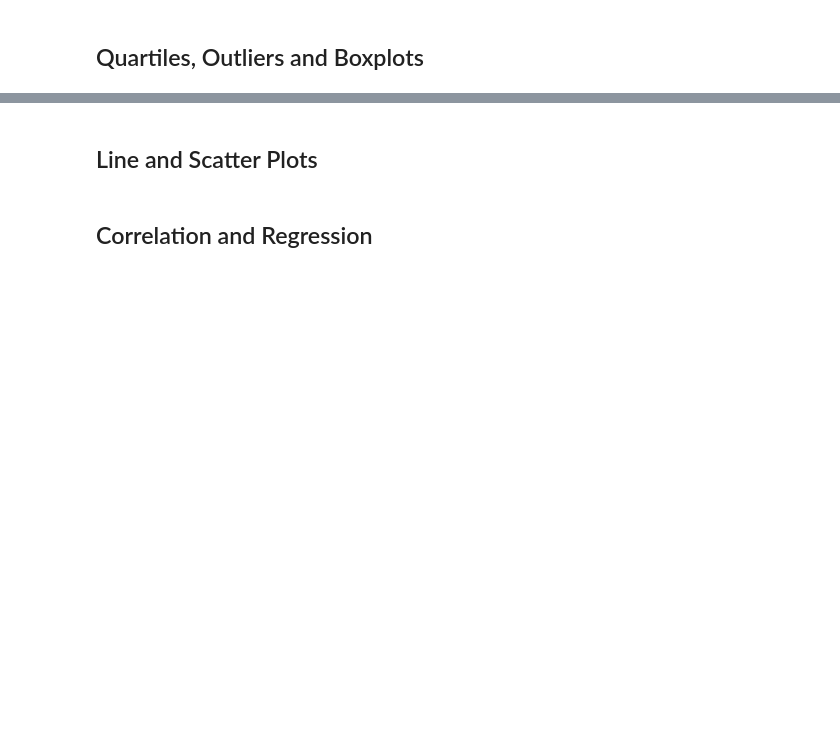
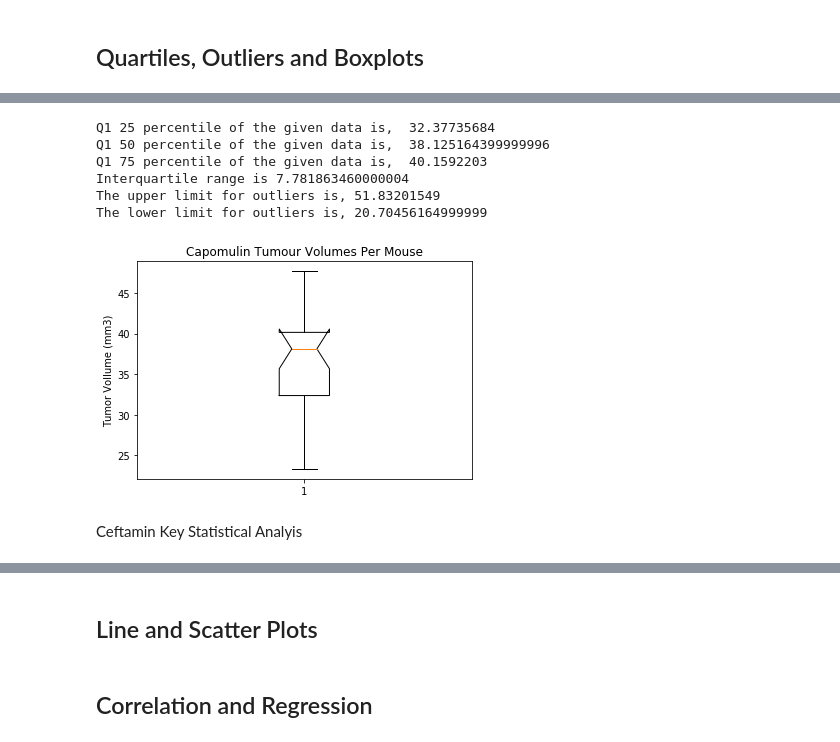
Before and after one commit to Turtles173/Matplotlib_challenge, a Jupyter notebook: Pymaceuticals/pymaceuticals_starter - TT.ipynb, the cells around one changed output, grey strips where cells are left out. Cells and saved outputs as stored; diff of their text form; code cells hidden in the pictures; blank space fills up the shorter version.

Commit message:
Monday 22June Commit
Completed to the end of the box and whisker

```diff
--- a/Pymaceuticals/pymaceuticals_starter - TT.ipynb
+++ b/Pymaceuticals/pymaceuticals_starter - TT.ipynb
@@ -286,8 +318,6 @@ NameError: name 'sts' is not defined
 # %%
 # Calculate the final tumor volume of each mouse across four of the treatment regimens:
 # Capomulin, Ramicane, Infubinol, and Ceftamin
-
-# Start by getting the last (greatest) timepoint for each mouse
-
-
-# Merge this group df with the original dataframe to get the tumor volume at the last timepoint
+treatment_df = clean_mice.groupby(["Mouse ID", "Drug Regimen"]).last()["Tumor Volume (mm3)"]
+# %%
+treatment_df2 = pd.DataFrame({"Tumor Volume (mm3)": treatment_df}).reset_index()
@@ -293,0 +380,6 @@ NameError: name 'sts' is not defined
+# %%
+#Seperate out each drug type to do the analysis by drug
+Capomulin = treatment_df2.loc[treatment_df2["Drug Regimen"] == "Capomulin", :]
+Ceftamin = treatment_df2.loc[treatment_df2["Drug Regimen"] == "Ceftamin", :]
+Infubinol = treatment_df2.loc[treatment_df2["Drug Regimen"] == "Infubinol", :]
+Ramicane = treatment_df2.loc[treatment_df2["Drug Regimen"] == "Ramicane", :]
@@ -293,0 +396,3 @@ NameError: name 'sts' is not defined
+# %%
+#Common feature for all the box and whisker charts below
+green_diamond = dict(markerfacecolor='g', marker='D')
@@ -293,0 +414,35 @@ NameError: name 'sts' is not defined
+# %%
+#Calculate the key quantatative data points for Capomulin
+CapQ1 = np.percentile(Capomulin["Tumor Volume (mm3)"], 25, interpolation = 'midpoint')
+CapQ2 = np.percentile(Capomulin["Tumor Volume (mm3)"], 50, interpolation = 'midpoint')
+CapQ3 = np.percentile(Capomulin["Tumor Volume (mm3)"], 75, interpolation = 'midpoint')
+
+IQR_Cap = st.iqr(Capomulin["Tumor Volume (mm3)"], interpolation = 'midpoint')
+IQRUp_Cap = CapQ3 + (1.5 * IQR_Cap)
+IQRDown_Cap = CapQ1 - (1.5 * IQR_Cap)
+
+print('Q1 25 percentile of the given data is, ', CapQ1)
+print('Q1 50 percentile of the given data is, ', CapQ2)
+print('Q1 75 percentile of the given data is, ', CapQ3)
+
+print('Interquartile range is', IQR_Cap)
+print('The upper limit for outliers is,', IQRUp_Cap)
+print('The lower limit for outliers is,', IQRDown_Cap)
+# %% [output]
+Q1 25 percentile of the given data is,  32.37735684
+Q1 50 percentile of the given data is,  38.125164399999996
+Q1 75 percentile of the given data is,  40.1592203
+Interquartile range is 7.781863460000004
+The upper limit for outliers is, 51.83201549
+The lower limit for outliers is, 20.70456164999999
+# %%
+Cap1, Cap_ax1 = plt.subplots()
+Cap_ax1.set_title('Capomulin Tumour Volumes Per Mouse')
+Cap_ax1.set_ylabel('Tumor Vollume (mm3)')
+
+Cap_ax1.boxplot(Capomulin["Tumor Volume (mm3)"], notch=True, flierprops=green_diamond)
+plt.show()
+# %% [output]
+[figure, added]
+# %% [markdown]
+Ceftamin Key Statistical Analyis
```
Also changed, not shown: parts of 28 cells of this notebook.
